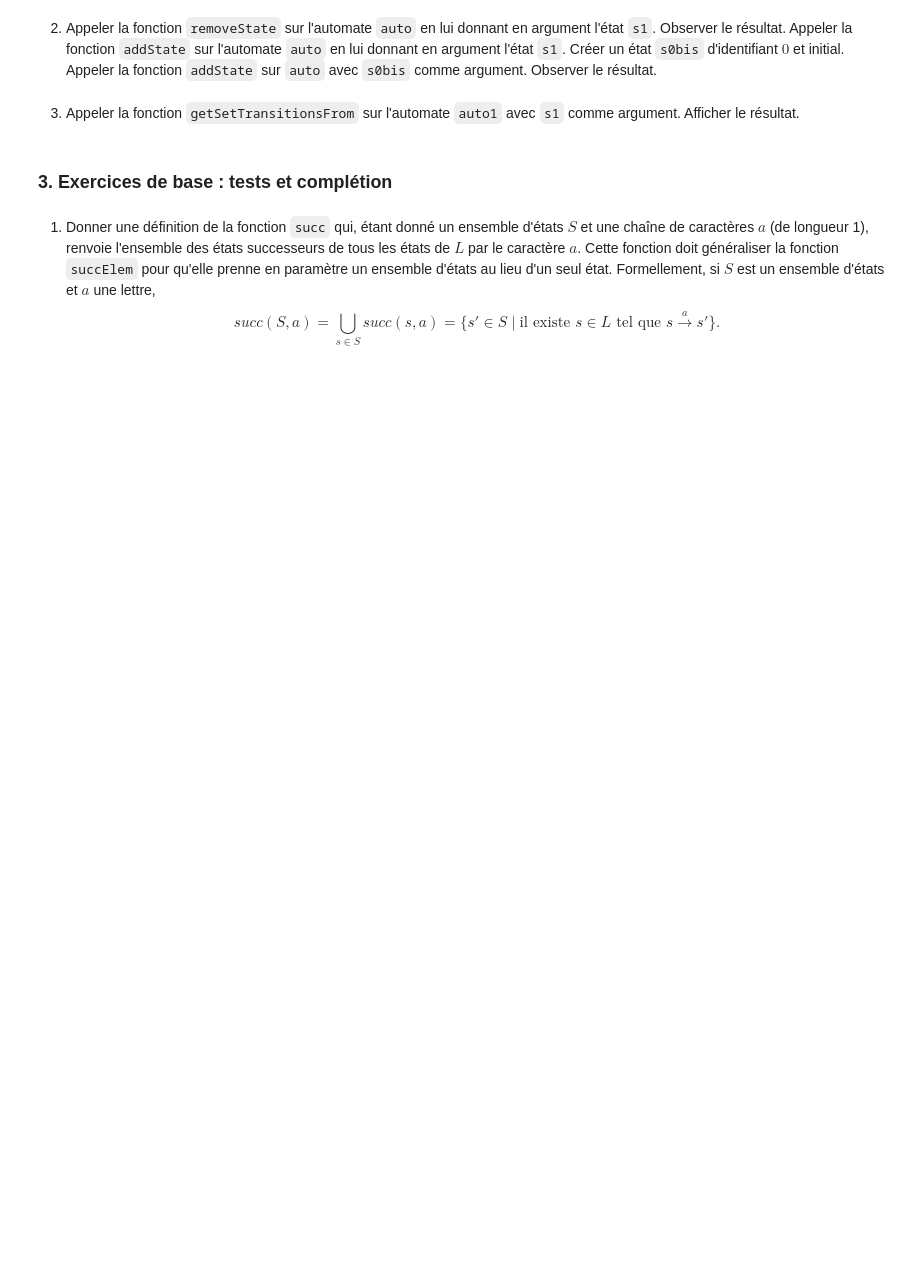
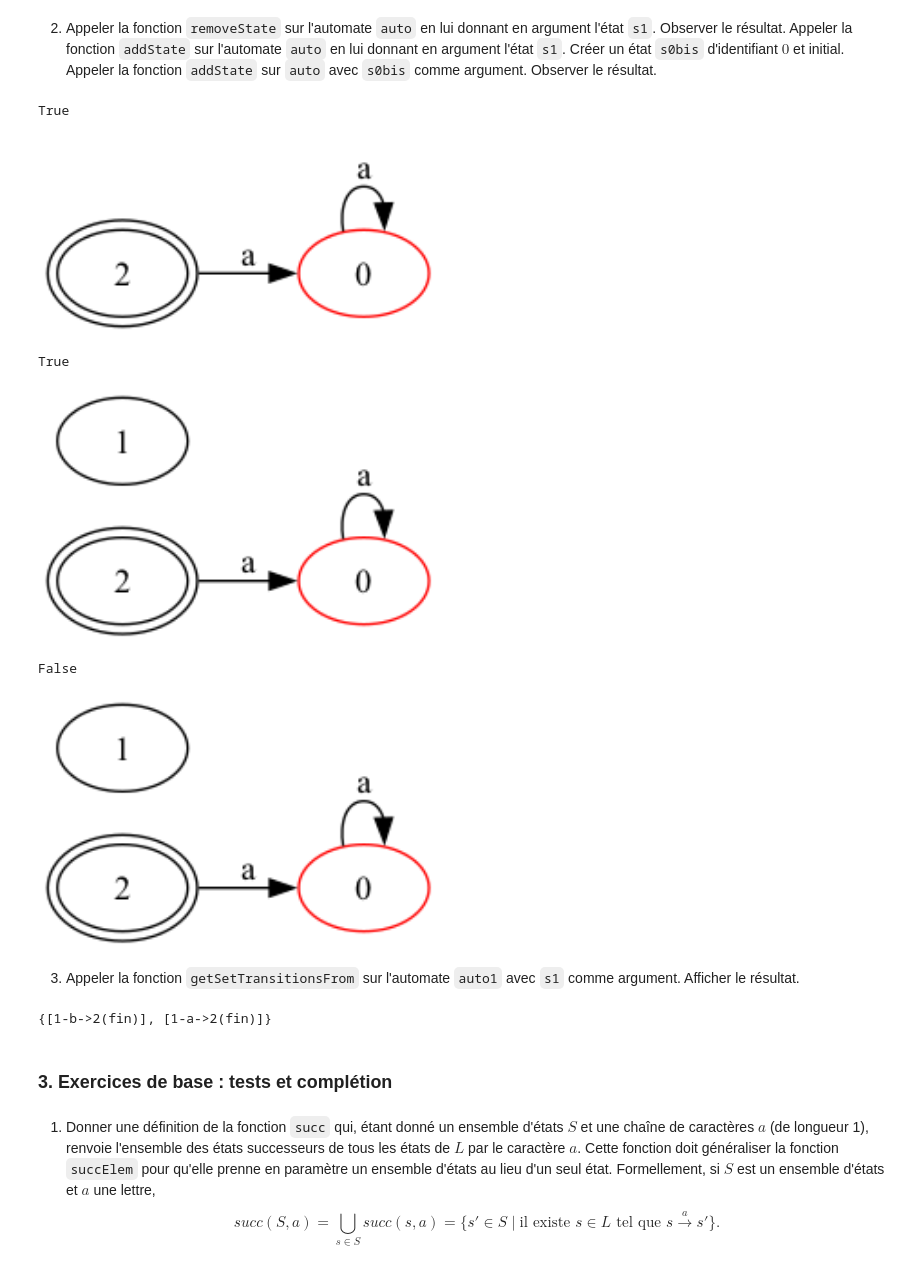
Before and after one commit to userdigitaldevil/automata, a Jupyter notebook: Projet_etudiant.ipynb, the cells around one changed output. Drawn from its saved outputs; the diff is of its cells as text; code cells hidden in the pictures; blank space fills up the shorter version.

```diff
--- a/Projet_etudiant.ipynb
+++ b/Projet_etudiant.ipynb
@@ -563,12 +573,31 @@ Transitions :
   `auto` avec `s0bis` comme argument. Observer le résultat.
 # %%
 # A faire par l'étudiant
+print(auto.removeState(s1))
+auto.show()
+
+print(auto.addState(s1))
+auto.show()
+
+s0bis = State(id = 0, init = True, fin = False)
+print(auto.addState(s0bis))
+auto.show()
+# %% [output]
+True
+[figure, added]
+True
+[figure, added]
+False
+[figure, added]
 # %% [markdown]
 3. Appeler la fonction `getSetTransitionsFrom` sur
   l'automate `auto1` avec `s1` comme argument. Afficher
   le résultat.
 # %%
 # A faire par l'étudiant
+print(auto1.getSetTransitionsFrom(s1))
+# %% [output]
+{[1-b->2(fin)], [1-a->2(fin)]}
 # %% [markdown]
 ### 3. Exercices de base : tests et complétion  <a class="anchor" id="sec3"></a>
 # %% [markdown]
```
Also changed, not shown: parts of 11 cells of this notebook, 2 other files.
